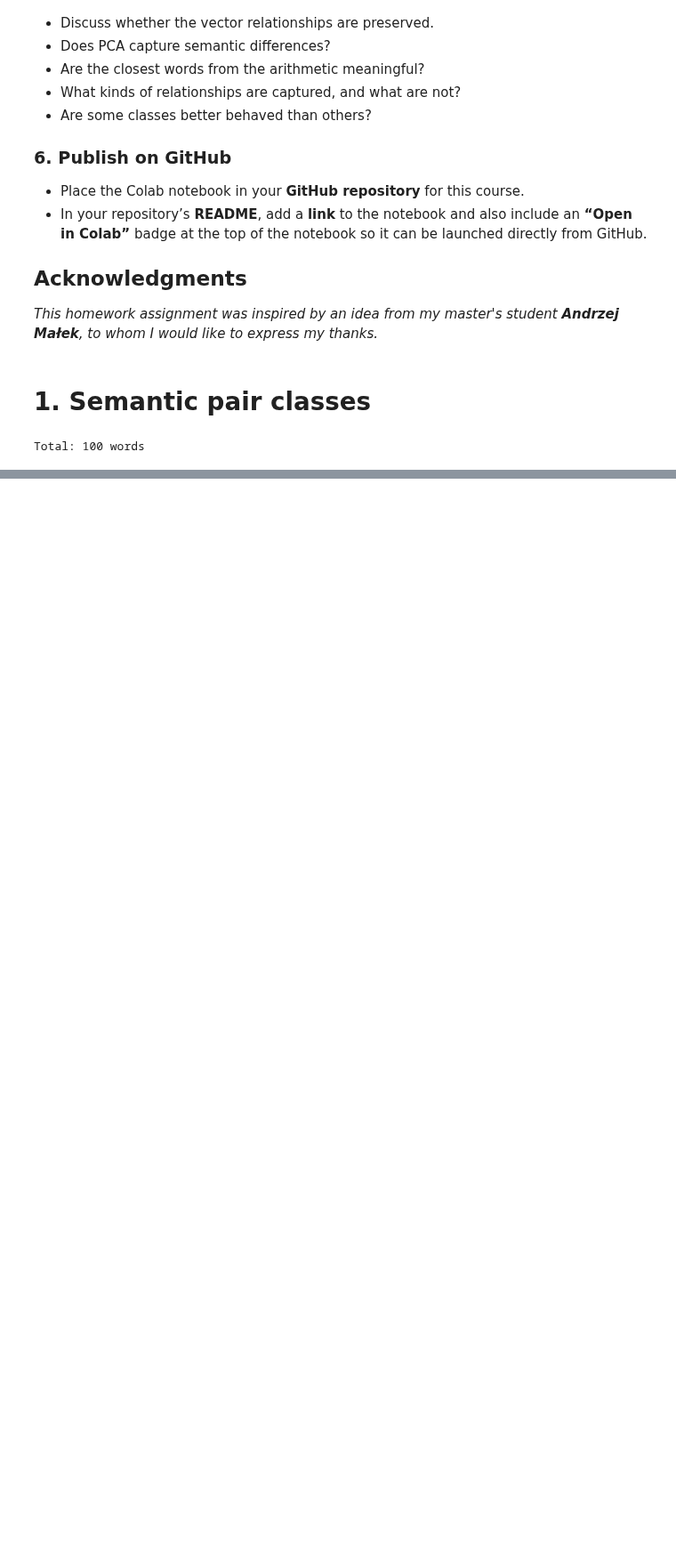
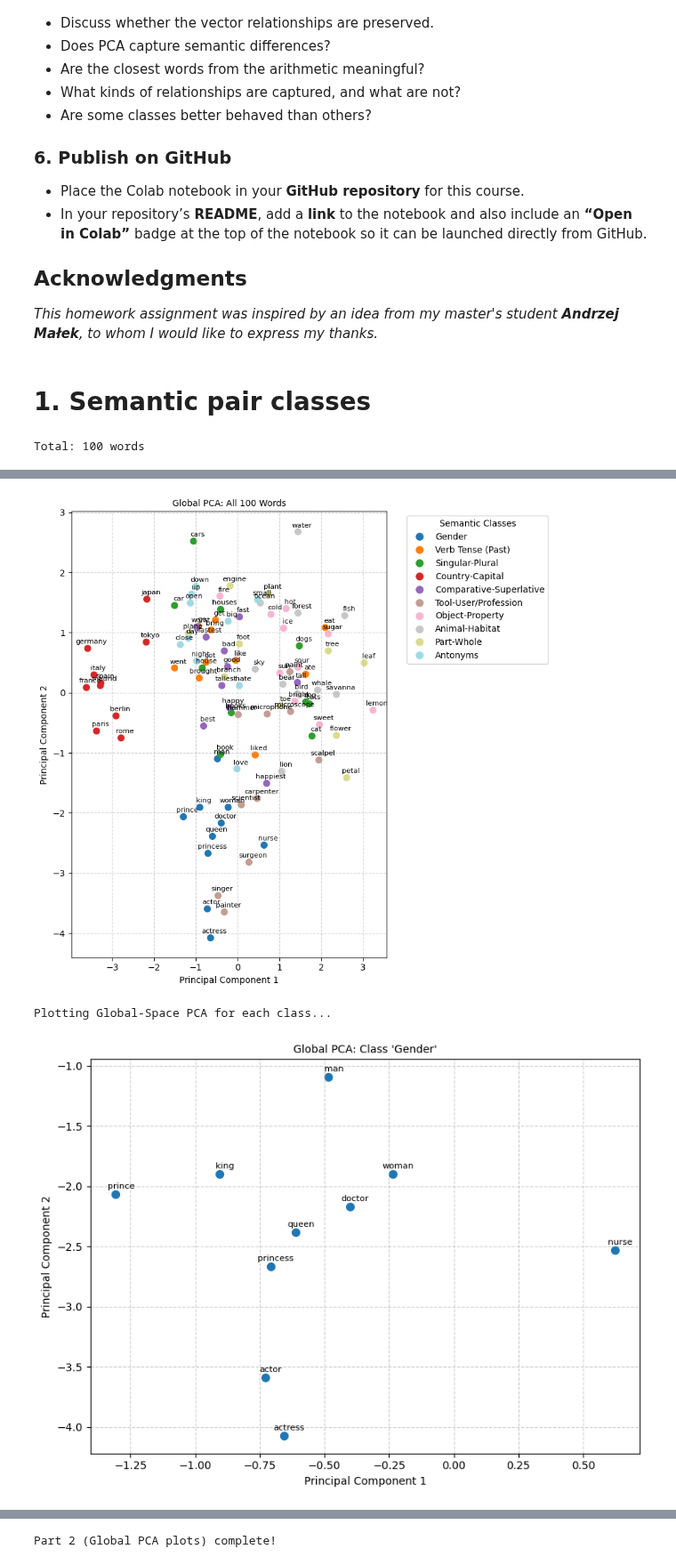
Before and after one commit to roguxivlo/machine-learning-24L, a Jupyter notebook: hw12.ipynb, the cells around one changed output, grey strips where cells are left out. Shown at 89% size. Saved outputs shown, nothing was run; the diff lists cells and outputs as text; code cells hidden in the pictures; blank space fills up the shorter version.

Commit message:
implement part  2

```diff
--- a/hw12.ipynb
+++ b/hw12.ipynb
@@ -219,0 +292,69 @@ Total: 100 words
+# %%
+# --- Plotting Function Helper ---
+def plot_pca_embeddings(ax, transformed_coords, words_to_plot, title, color_map=None):
+    ax.clear() # Clear previous plot if re-using axes
+    for i, word in enumerate(words_to_plot):
+        x, y = transformed_coords[i, 0], transformed_coords[i, 1]
+        if color_map and word in color_map:
+            ax.scatter(x, y, color=color_map[word], s=50) # Use a consistent color mapping
+        else:
+            ax.scatter(x, y, s=50) # Default scatter if no color map
+        ax.annotate(word, (x, y), textcoords="offset points", xytext=(5,5), ha='center', fontsize=8)
+    ax.set_title(title, fontsize=10)
+    ax.set_xlabel("Principal Component 1")
+    ax.set_ylabel("Principal Component 2")
+    ax.grid(True, linestyle='--', alpha=0.6)
+    # Optional: adjust limits to prevent labels from being cut off
+    ax.autoscale_view(True, True, True)
+# %%
+# --- Generate colors for classes for better visualization ---
+colors = plt.cm.get_cmap('tab20', len(semantic_classes))
+class_colors = {name: colors(i) for i, name in enumerate(semantic_classes.keys())}
+word_colors_global = {word: class_colors[word_to_class_map[word]] for word in all_words}
+
+
+# --- Chart 1: Global PCA of All 100 Words ---
+fig_global, ax_global = plt.subplots(figsize=(10, 8))
+# Create a mapping from word to its index in all_words list for easy lookup
+word_to_idx = {word: i for i, word in enumerate(all_words)}
+plot_pca_embeddings(
+    ax_global,
+    transformed_embeddings_global,
+    all_words,
+    "Global PCA: All 100 Words",
+    color_map=word_colors_global
+)
+# Add a legend for classes
+handles = [plt.Line2D([0], [0], marker='o', color='w', label=cls_name,
+                      markerfacecolor=class_colors[cls_name], markersize=10)
+           for cls_name in semantic_classes.keys()]
+ax_global.legend(handles=handles, title="Semantic Classes", bbox_to_anchor=(1.05, 1), loc='upper left')
+plt.tight_layout(rect=[0, 0, 0.85, 1]) # Adjust layout to make space for legend
+plt.show()
+
+
+# --- Charts 2-11: Global-Space PCA for Each Class (10 separate charts) ---
+print("\nPlotting Global-Space PCA for each class...")
+for class_name, pairs in semantic_classes.items():
+    class_words = [word for pair in pairs for word in pair]
+    # Filter global transformed embeddings for words in the current class
+    class_indices = [word_to_idx[word] for word in class_words]
+    transformed_class_embeddings = transformed_embeddings_global[class_indices]
+
+    fig, ax = plt.subplots(figsize=(8, 6))
+    plot_pca_embeddings(
+        ax,
+        transformed_class_embeddings,
+        class_words,
+        f"Global PCA: Class '{class_name}'",
+        # Use the specific color for the class
+        color_map={word: class_colors[class_name] for word in class_words}
+    )
+    plt.tight_layout()
+    plt.show()
+
+print("\nPart 2 (Global PCA plots) complete!")
+# %% [output]
+[figure, added]
+Plotting Global-Space PCA for each class...
+[figure, added]
@@ -219,0 +370 @@ Total: 100 words
+Part 2 (Global PCA plots) complete!
```
Also changed, not shown: parts of 6 cells of this notebook.
